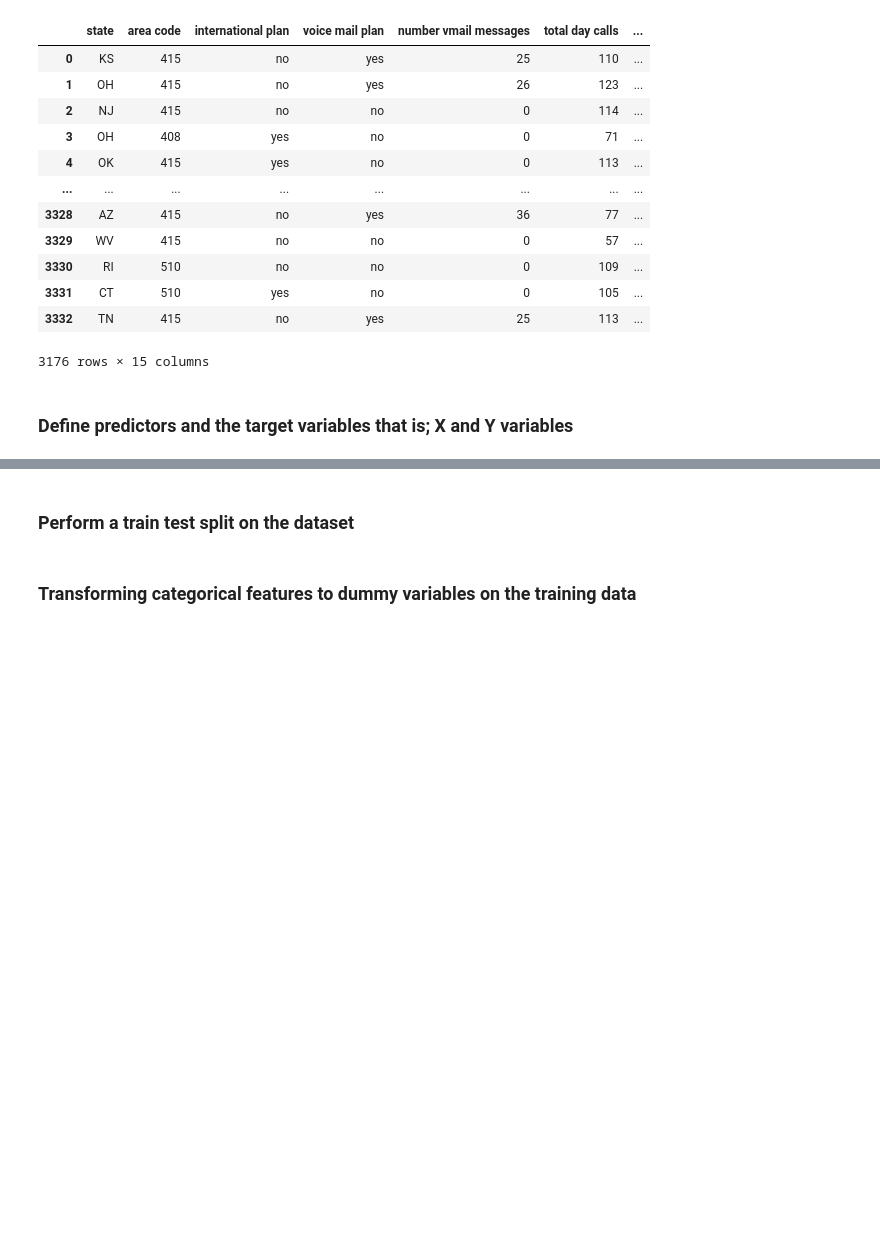
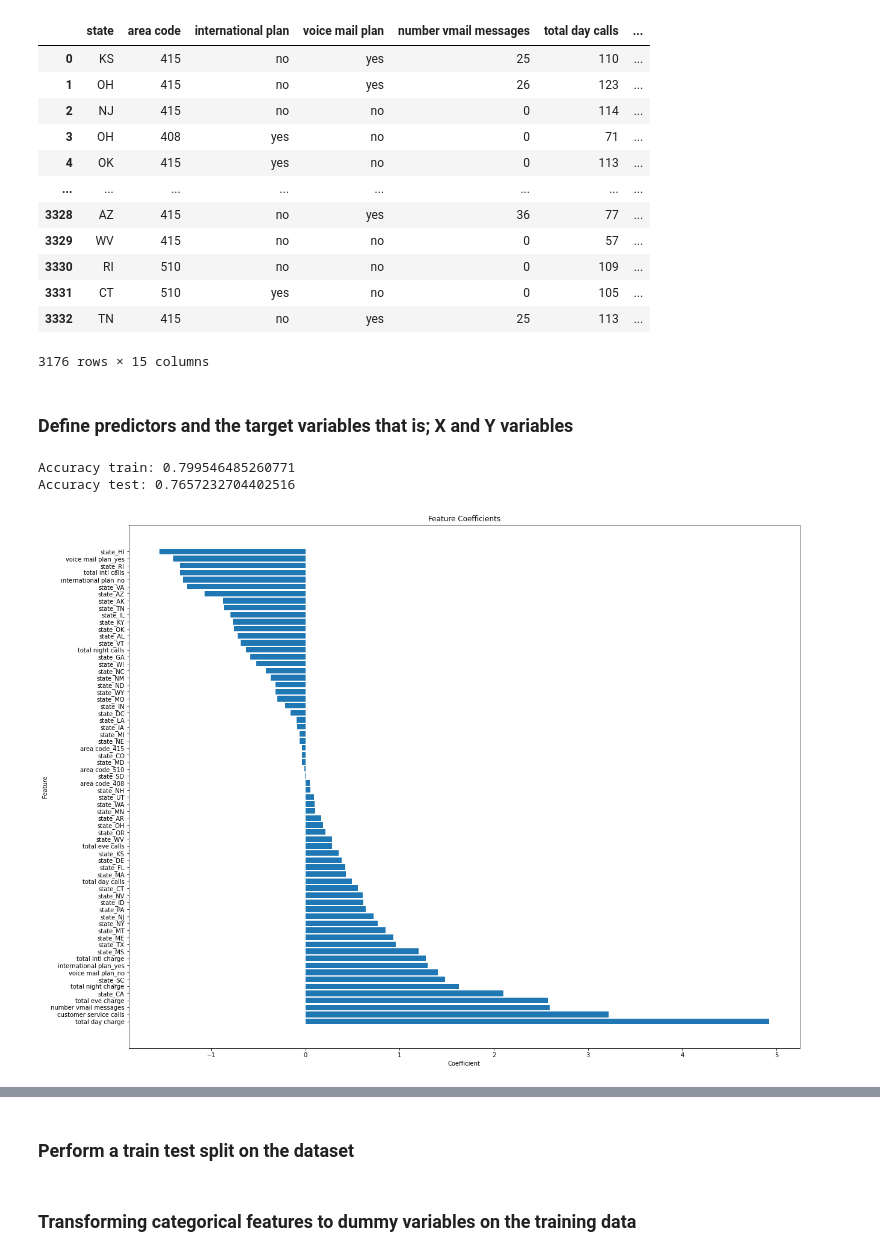
Before and after one commit to Amoskipkirui/Customer-churn-analysis, a Jupyter notebook: index.ipynb, the cells around one changed output, grey strips where cells are left out. Drawn from its saved outputs; the diff is of its cells as text; code cells hidden in the pictures; blank space fills up the shorter version.

```diff
--- a/index.ipynb
+++ b/index.ipynb
@@ -428,3 +425,73 @@ df_cleaned2
 3176 rows × 15 columns
 # %% [markdown]
 ### Define predictors and the target variables that is; X and Y variables
+# %%
+
+
+# Separate features and target
+X = df_cleaned2.drop('churn', axis=1)
+y = df_cleaned2['churn']
+
+# Perform one-hot encoding for categorical features
+categorical_features = ['state', 'international plan', 'voice mail plan', 'area code']
+ohe = OneHotEncoder(sparse=False)
+X_categorical_encoded = ohe.fit_transform(X[categorical_features])
+
+# Create a DataFrame for the encoded features
+X_categorical_encoded_df = pd.DataFrame(X_categorical_encoded, columns=ohe.get_feature_names(categorical_features))
+
+# Perform min-max scaling for numeric features
+numeric_features = ['number vmail messages','total day calls','total day charge','total eve calls',
+                'total eve charge','total night calls','total night charge','total intl calls',
+                'total intl charge','customer service calls']
+scaler = MinMaxScaler()
+X_numeric_scaled = scaler.fit_transform(X[numeric_features])
+
+# Create a DataFrame for the scaled features
+X_numeric_scaled_df = pd.DataFrame(X_numeric_scaled, columns=numeric_features)
+
+# Concatenate the encoded categorical features and scaled numeric features
+X_encoded_scaled = pd.concat([X_categorical_encoded_df, X_numeric_scaled_df], axis=1)
+
+# Split the data into training and testing sets
+X_train, X_test, y_train, y_test = train_test_split(X_encoded_scaled, y, test_size=0.2, random_state=1)
+
+# Apply SMOTE for oversampling
+sm = SMOTE(random_state=1)
+X_train_resampled, y_train_resampled = sm.fit_resample(X_train, y_train)
+
+# Instantiate the logistic regression model
+model = LogisticRegression()
+
+# Fit the model on the training data
+model.fit(X_train_resampled, y_train_resampled)
+
+# Make predictions on training data
+y_train_pred = model.predict(X_train_resampled)
+y_test_pred = model.predict(X_test)
+
+# Calculate accuracy score
+accuracy_train = accuracy_score(y_train_resampled, y_train_pred)
+print('Accuracy train:', accuracy_train)
+accuracy_test = accuracy_score(y_test, y_test_pred)
+print('Accuracy test:', accuracy_test)
+# %% [output]
+Accuracy train: 0.799546485260771
+Accuracy test: 0.7657232704402516
+# %%
+# Get feature coefficients
+coefficients = model.coef_[0]
+
+# Create a DataFrame to display feature coefficients
+feature_coefficients = pd.DataFrame({'Feature': X_train_resampled.columns, 'Coefficient': coefficients})
+feature_coefficients = feature_coefficients.sort_values('Coefficient', ascending=False)
+
+# Plot feature coefficients
+plt.figure(figsize=(20, 16))
+plt.barh(feature_coefficients['Feature'], feature_coefficients['Coefficient'])
+plt.xlabel('Coefficient')
+plt.ylabel('Feature')
+plt.title('Feature Coefficients')
+plt.show()
+# %% [output]
+[figure, added]
```
Also changed, not shown: parts of 20 cells of this notebook.
